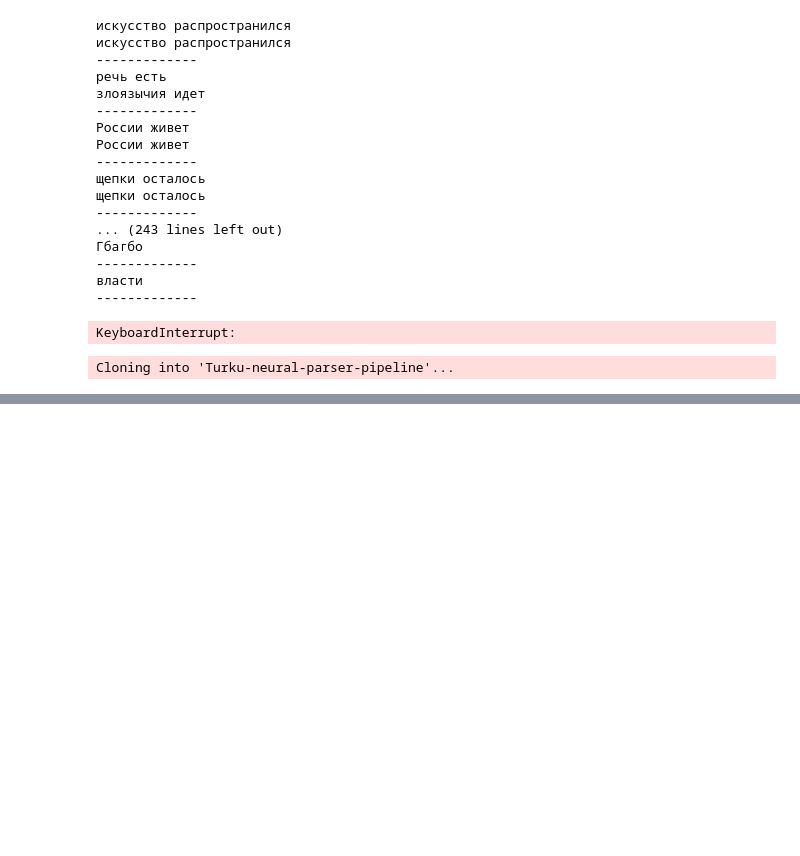
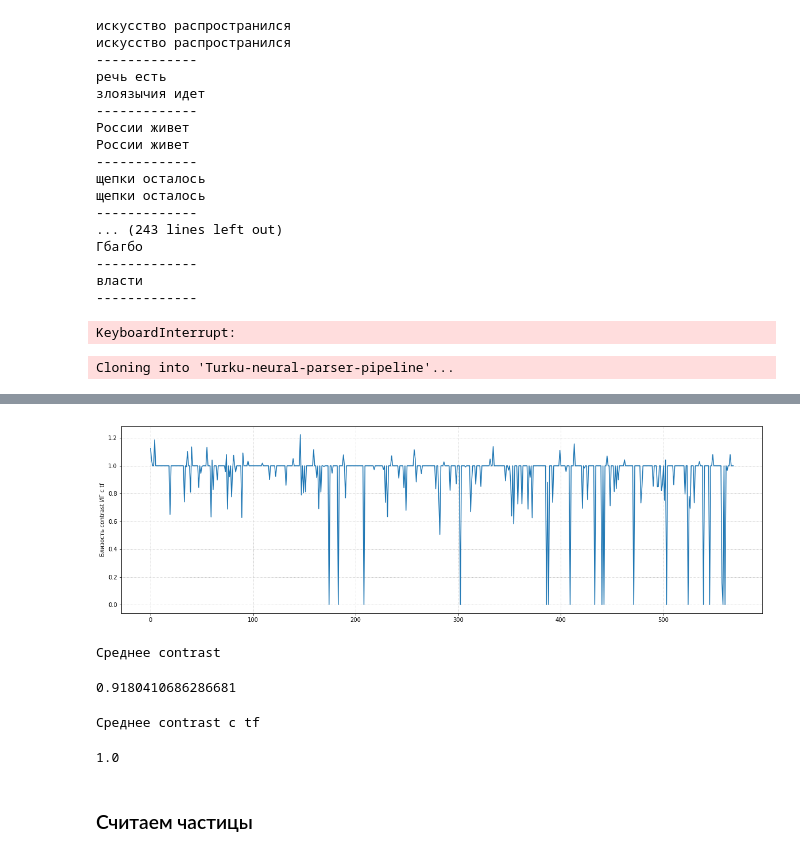
Before and after one commit to tududundra/aAaAAA, a Jupyter notebook: Untitled.ipynb, the cells around one changed output, grey strips where cells are left out. Saved outputs shown, nothing was run; the diff lists cells and outputs as text; code cells hidden in the pictures; blank space fills up the shorter version.

```diff
--- a/Untitled.ipynb
+++ b/Untitled.ipynb
@@ -1750,0 +2710,34 @@ ModuleNotFoundError: No module named 'tensorflow'
+# %%
+figsize = (20,6)
+
+fig = plt.figure(figsize=figsize, frameon=True)
+
+plt.gca().grid(True)
+
+gridlines = plt.gca().get_xgridlines() + plt.gca().get_ygridlines()
+
+line_width = 0.9
+
+for line in gridlines:
+    line.set_linestyle(':')
+    line.set_linewidth(line_width)
+
+plt.plot(res_5['with_tf'])
+plt.ylabel('Близость contrast ИГ c tf')
+plt.show()
+# %% [output]
+[figure, added]
+# %%
+print('Среднее contrast')
+np.median(np.array(res_5['no_tf']))
+# %% [output]
+Среднее contrast
+0.9180410686286681
+# %%
+print('Среднее contrast c tf')
+np.median(np.array(res_5['with_tf']))
+# %% [output]
+Среднее contrast c tf
+1.0
+# %% [markdown]
+### Считаем частицы
```
Also changed, not shown: parts of 116 cells of this notebook.
